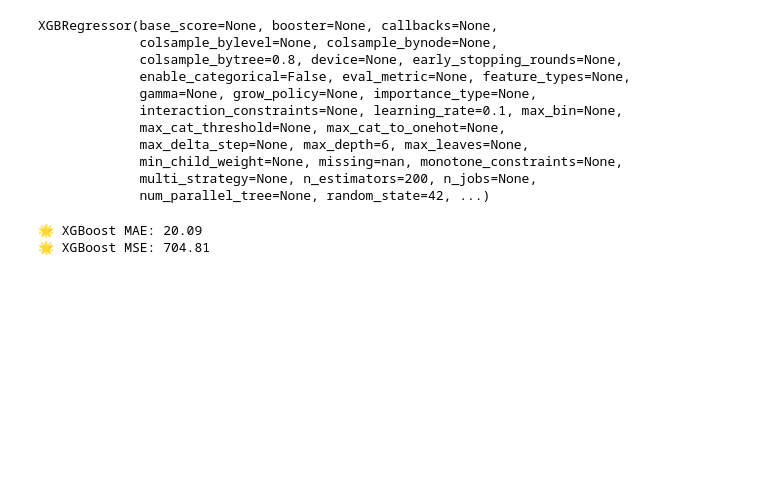
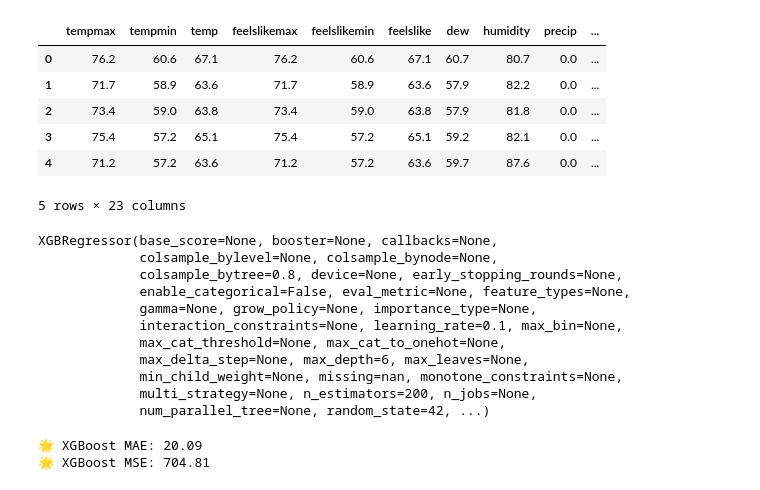
Before and after one commit to asif642/Air_quality_prediction, a Jupyter notebook: xgboost_pred.ipynb, the cells around one changed output. Cells and saved outputs as stored; diff of their text form; code cells hidden in the pictures; blank space fills up the shorter version.

```diff
--- a/xgboost_pred.ipynb
+++ b/xgboost_pred.ipynb
@@ -14,6 +14,16 @@ df.dropna(inplace=True)
 
 X=df.iloc[:,  :-1]
 y=df.iloc[:, -1]
+# %%
+df.head()
+# %% [output]
+|  | tempmax | tempmin | temp | feelslikemax | feelslikemin | feelslike | dew | humidity | precip | ... |
+| 0 | 76.2 | 60.6 | 67.1 | 76.2 | 60.6 | 67.1 | 60.7 | 80.7 | 0.0 | ... |
+| 1 | 71.7 | 58.9 | 63.6 | 71.7 | 58.9 | 63.6 | 57.9 | 82.2 | 0.0 | ... |
+| 2 | 73.4 | 59.0 | 63.8 | 73.4 | 59.0 | 63.8 | 57.9 | 81.8 | 0.0 | ... |
+| 3 | 75.4 | 57.2 | 65.1 | 75.4 | 57.2 | 65.1 | 59.2 | 82.1 | 0.0 | ... |
+| 4 | 71.2 | 57.2 | 63.6 | 71.2 | 57.2 | 63.6 | 59.7 | 87.6 | 0.0 | ... |
+5 rows × 23 columns
 # %%
 # Split data
 X_train, X_test, y_train, y_test = train_test_split(X, y, test_size=0.2, random_state=42)
```
Also changed, not shown: 15 other files.
